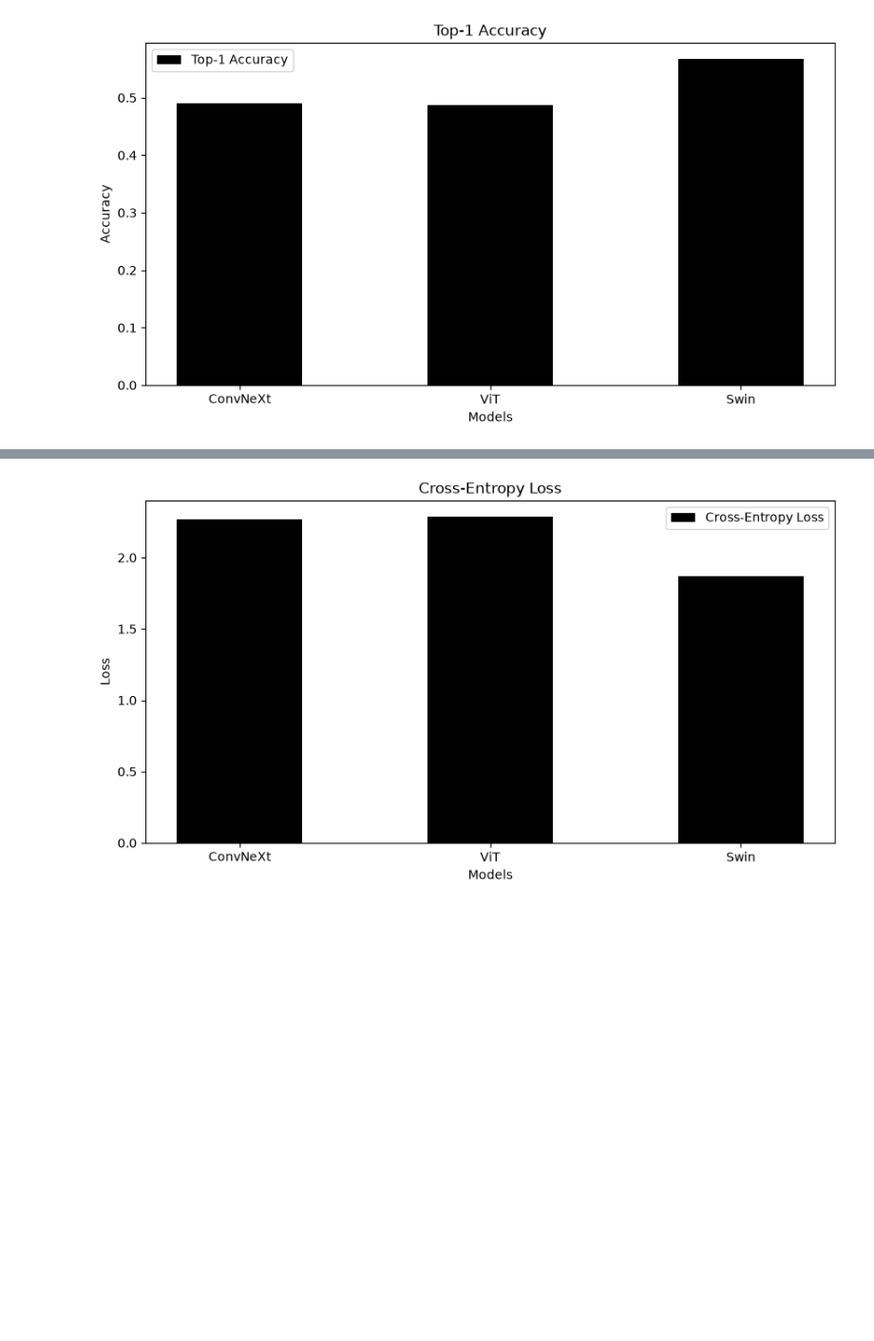
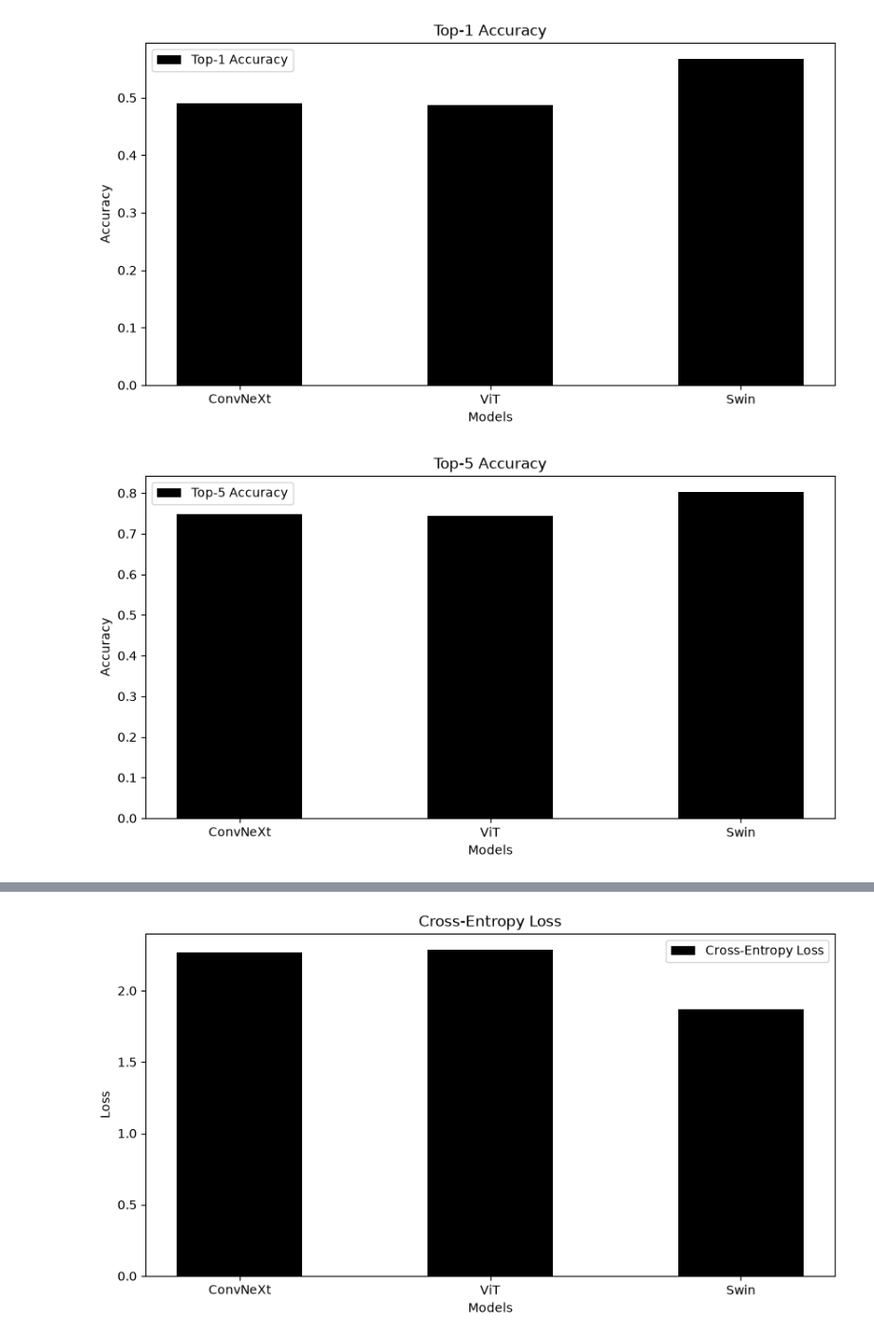
Before and after one commit to vrmaric1-eng/-Residual-Attention-Networks-for-Image-Classification, a Jupyter notebook: 3/03-03-Statsitics.ipynb, the cells around one changed output, grey strips where cells are left out. Shown at 95% size. Cells and saved outputs as stored; diff of their text form; code cells hidden in the pictures; blank space fills up the shorter version.

```diff
--- a/3/03-03-Statsitics.ipynb
+++ b/3/03-03-Statsitics.ipynb
@@ -43,3 +43,7 @@ with open("eval_swin.json", "r") as fajl:
 plot_metric(results, "top1_acc", "Accuracy", "Top-1 Accuracy", "top1_acc.png")
 # %% [output]
 [figure]
+# %%
+plot_metric(results, "top5_acc", "Accuracy", "Top-5 Accuracy", "top5_acc.png")
+# %% [output]
+[figure, added]
```
Also changed, not shown: parts of 2 cells of this notebook, 2 other files.
